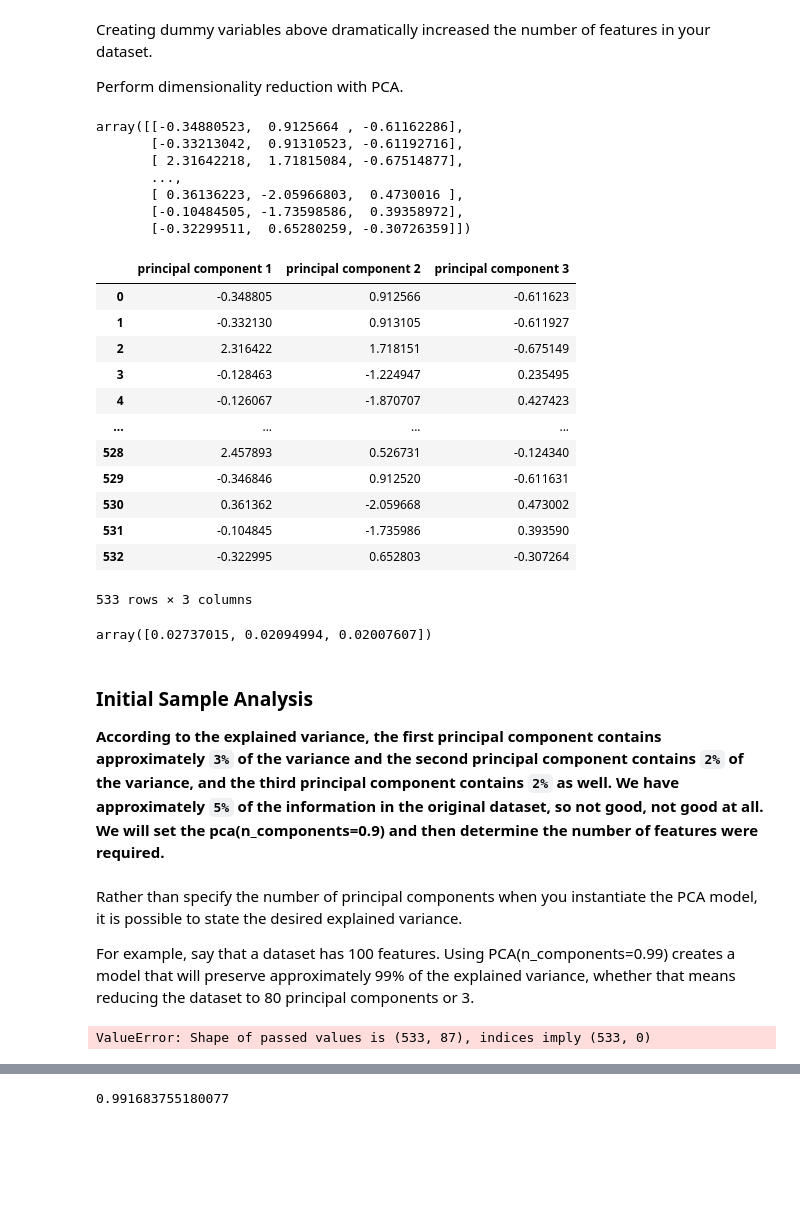
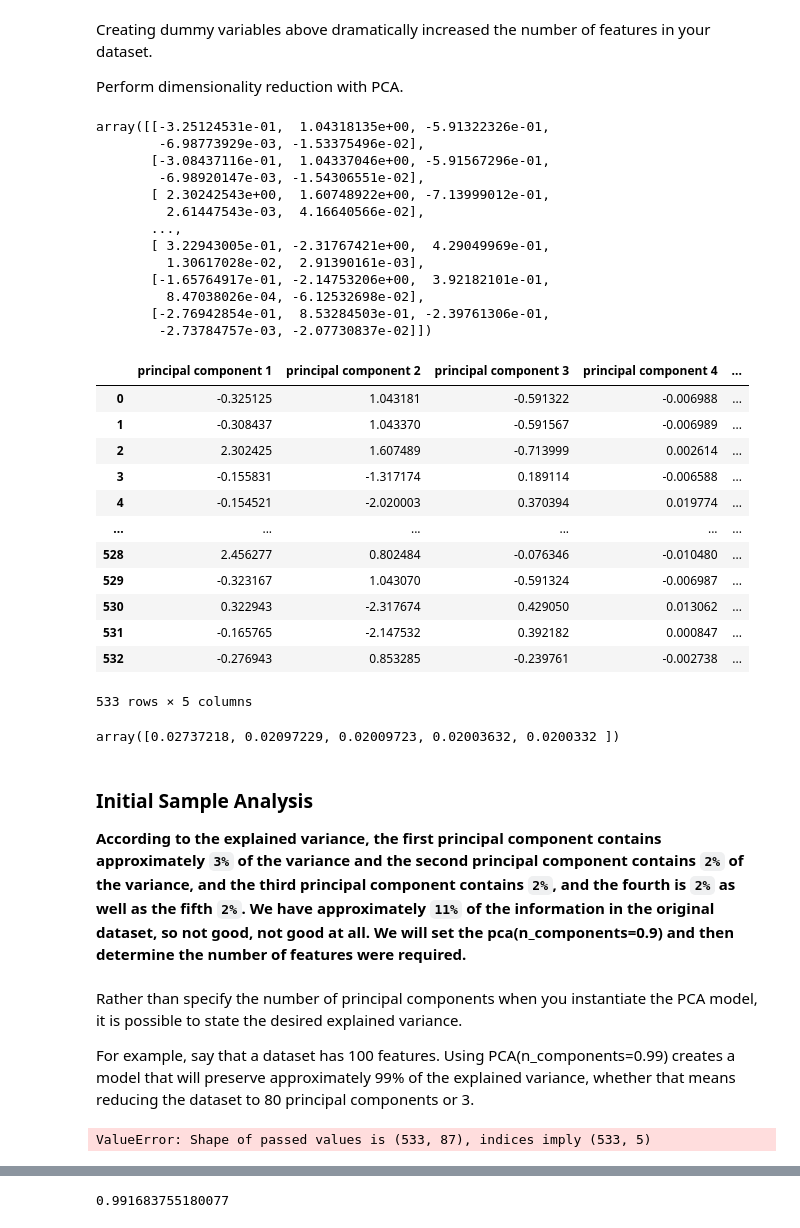
Before and after one commit to mdebone/cryptocurrency_clusters_challenge, a Jupyter notebook: cryptocurrency_clusters.wip.ipynb, the cells around one changed output, grey strips where cells are left out. Saved outputs shown, nothing was run; the diff lists cells and outputs as text; code cells hidden in the pictures; blank space fills up the shorter version.

Commit message:
final push, have a migraine

```diff
--- a/cryptocurrency_clusters.wip.ipynb
+++ b/cryptocurrency_clusters.wip.ipynb
@@ -203,58 +203,66 @@ Creating dummy variables above dramatically increased the number of features in
 
 Perform dimensionality reduction with PCA.
 # %%
-# Applying PCA to reduce dimensions from 100 to 3 as a test
+# Applying PCA to reduce dimensions from 100 to 5 as a test
 
 # Initialize PCA model
-pca = PCA(n_components=3)
+pca = PCA(n_components=5)
 
-# Get three principal components for the crypto data.
+# Get the five principal components for the crypto data.
 coin_pca = pca.fit_transform(X_scaled)
 coin_pca
 # %% [output]
-array([[-0.34880523,  0.9125664 , -0.61162286],
-       [-0.33213042,  0.91310523, -0.61192716],
-       [ 2.31642218,  1.71815084, -0.67514877],
+array([[-3.25124531e-01,  1.04318135e+00, -5.91322326e-01,
+        -6.98773929e-03, -1.53375496e-02],
+       [-3.08437116e-01,  1.04337046e+00, -5.91567296e-01,
+        -6.98920147e-03, -1.54306551e-02],
+       [ 2.30242543e+00,  1.60748922e+00, -7.13999012e-01,
+         2.61447543e-03,  4.16640566e-02],
        ...,
-       [ 0.36136223, -2.05966803,  0.4730016 ],
-       [-0.10484505, -1.73598586,  0.39358972],
-       [-0.32299511,  0.65280259, -0.30726359]])
+       [ 3.22943005e-01, -2.31767421e+00,  4.29049969e-01,
+         1.30617028e-02,  2.91390161e-03],
+       [-1.65764917e-01, -2.14753206e+00,  3.92182101e-01,
+         8.47038026e-04, -6.12532698e-02],
+       [-2.76942854e-01,  8.53284503e-01, -2.39761306e-01,
+        -2.73784757e-03, -2.07730837e-02]])
 # %%
 # Transform PCA data to a DataFrame
-df_coin_pca = pd.DataFrame(data=coin_pca,
+df_coin_pca_test = pd.DataFrame(data=coin_pca,
                            columns=["principal component 1",
                                     "principal component 2",
-                                    "principal component 3"]
+                                    "principal component 3",
+                                    "principal component 4",
+                                    "principal component 5"]
 )
 
 # Reset index
-df_coin_pca.reset_index(inplace=True, drop=True)
+df_coin_pca_test.reset_index(inplace=True, drop=True)
 
 # Display index
-df_coin_pca
+df_coin_pca_test
 # %% [output]
-|  | principal component 1 | principal component 2 | principal component 3 |
-| 0 | -0.348805 | 0.912566 | -0.611623 |
-| 1 | -0.332130 | 0.913105 | -0.611927 |
-| 2 | 2.316422 | 1.718151 | -0.675149 |
-| 3 | -0.128463 | -1.224947 | 0.235495 |
-| 4 | -0.126067 | -1.870707 | 0.427423 |
-| ... | ... | ... | ... |
-| 528 | 2.457893 | 0.526731 | -0.124340 |
-| 529 | -0.346846 | 0.912520 | -0.611631 |
-| 530 | 0.361362 | -2.059668 | 0.473002 |
-| 531 | -0.104845 | -1.735986 | 0.393590 |
-| 532 | -0.322995 | 0.652803 | -0.307264 |
+|  | principal component 1 | principal component 2 | principal component 3 | principal component 4 | ... |
+| 0 | -0.325125 | 1.043181 | -0.591322 | -0.006988 | ... |
+| 1 | -0.308437 | 1.043370 | -0.591567 | -0.006989 | ... |
+| 2 | 2.302425 | 1.607489 | -0.713999 | 0.002614 | ... |
+| 3 | -0.155831 | -1.317174 | 0.189114 | -0.006588 | ... |
+| 4 | -0.154521 | -2.020003 | 0.370394 | 0.019774 | ... |
+| ... | ... | ... | ... | ... | ... |
+| 528 | 2.456277 | 0.802484 | -0.076346 | -0.010480 | ... |
+| 529 | -0.323167 | 1.043070 | -0.591324 | -0.006987 | ... |
+| 530 | 0.322943 | -2.317674 | 0.429050 | 0.013062 | ... |
+| 531 | -0.165765 | -2.147532 | 0.392182 | 0.000847 | ... |
+| 532 | -0.276943 | 0.853285 | -0.239761 | -0.002738 | ... |
-533 rows × 3 columns
+533 rows × 5 columns
 # %%
 # Fetch the explained variance
 pca.explained_variance_ratio_
 # %% [output]
-array([0.02737015, 0.02094994, 0.02007607])
+array([0.02737218, 0.02097229, 0.02009723, 0.02003632, 0.0200332 ])
 # %% [markdown]
 ### **Initial Sample Analysis**
 
-**According to the explained variance, the first principal component contains approximately `3%` of the variance and the second principal component contains `2%` of the variance, and the third principal component contains `2%` as well. We have approximately `5%` of the information in the original dataset, so not good, not good at all. We will set the pca(n_components=0.9) and then determine the number of features were required.**
+**According to the explained variance, the first principal component contains approximately `3%` of the variance and the second principal component contains `2%` of the variance, and the third principal component contains `2%`, and the fourth is `2%` as well as the fifth `2%`. We have approximately `11%` of the information in the original dataset, so not good, not good at all. We will set the pca(n_components=0.9) and then determine the number of features were required.**
 # %% [markdown]
 Rather than specify the number of principal components when you instantiate the PCA model, it is possible to state the desired explained variance.
 
@@ -272,8 +280,10 @@ df_coin_pca_99 = pd.DataFrame(data=coin_pca_99,
                                       "pc2",
                                       "pc3",
                                       "pc4",
-                                      "pc5"],
+                                      "pc5",
+                                      "pc6",
+                                      "pc7"]
 )
 df_coin_pca_99.head()
 # %% [output]
-ValueError: Shape of passed values is (533, 87), indices imply (533, 0)
+ValueError: Shape of passed values is (533, 87), indices imply (533, 5)
```
Also changed, not shown: parts of 32 cells of this notebook.
